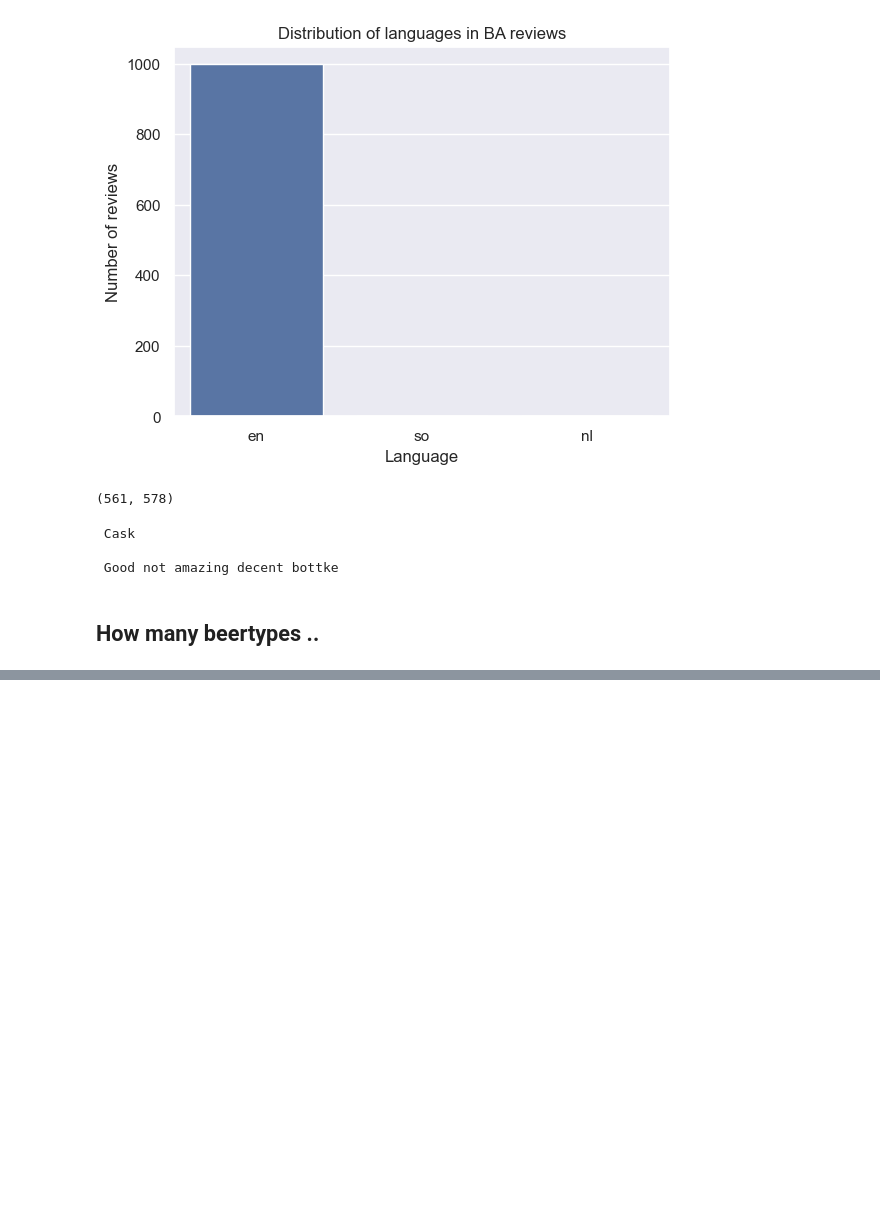
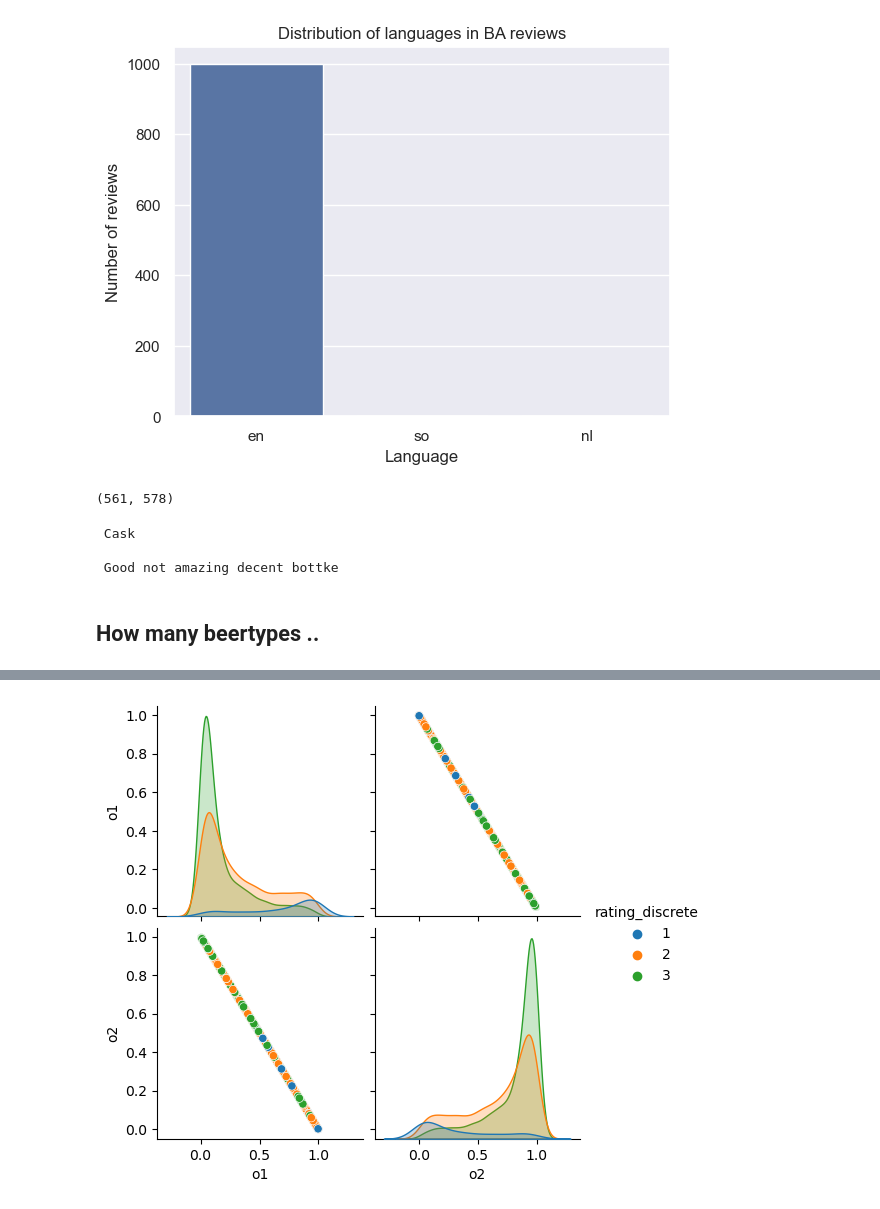
Before and after one commit to epfl-ada/ada-2023-project-adarescueteam, a Jupyter notebook: code/EDA_P1.ipynb, the cells around one changed output, grey strips where cells are left out. Saved outputs shown, nothing was run; the diff lists cells and outputs as text; code cells hidden in the pictures; blank space fills up the shorter version.

```diff
--- a/code/EDA_P1.ipynb
+++ b/code/EDA_P1.ipynb
@@ -1113,0 +1216,24 @@ print(BA_text[lang_result_BA.index('nl')], '\n') #likely a typo
+# %%
+# run sentiment analysis over all ratings['text']
+def polarity_scores(example):
+    encoded_text = tokenizer(example, return_tensors='pt')
+    output = model(**encoded_text)
+    scores = output[0][0].detach().numpy()
+    scores = softmax(scores)
+    scores_dict = {
+        'o1' : scores[0],
+        'o2' : scores[1]
+    }
+    return scores_dict
+# %%
+# iterate over all rows and run polarity_scores
+res = {}
+for i, row in tqdm(BA_ratings_most_com_brw.iterrows(), total=BA_ratings_most_com_brw.shape[0]):
+    try:
+        text = row['text']
+        myid = i
+        result = polarity_scores(text)
+        #result = extract_sentiment_words_attention(text)
+        res[myid] = result
+    except RuntimeError:
+        print(f'Broke for id {myid}') # model can't handle some texts (i.e. too long)
@@ -1113,0 +1254,5 @@ print(BA_text[lang_result_BA.index('nl')], '\n') #likely a typo
+# %%
+results_df = pd.DataFrame(res).T
+# add column 'class', if o1 > o2, then class = 0, else class = 1
+results_df['class'] = results_df['o1'].apply(lambda x: 0 if x > 0.5 else 1)
+results_df.head()
@@ -1113,0 +1266,4 @@ print(BA_text[lang_result_BA.index('nl')], '\n') #likely a typo
+# %%
+# merge the results with the original ratings dataframe
+BA_ratings_most_com_brw_sentiment = BA_ratings_most_com_brw.merge(results_df, left_index=True, right_index=True)
+BA_ratings_most_com_brw_sentiment.head()
@@ -1113,0 +1278,8 @@ print(BA_text[lang_result_BA.index('nl')], '\n') #likely a typo
+# %%
+sns.pairplot(data = BA_ratings_most_com_brw_sentiment,
+             vars = ['o1', 'o2'],
+             hue = 'rating_discrete',
+             palette = 'tab10')
+plt.show()
+# %% [output]
+[figure, added]
```
Also changed, not shown: parts of 52 cells of this notebook.
